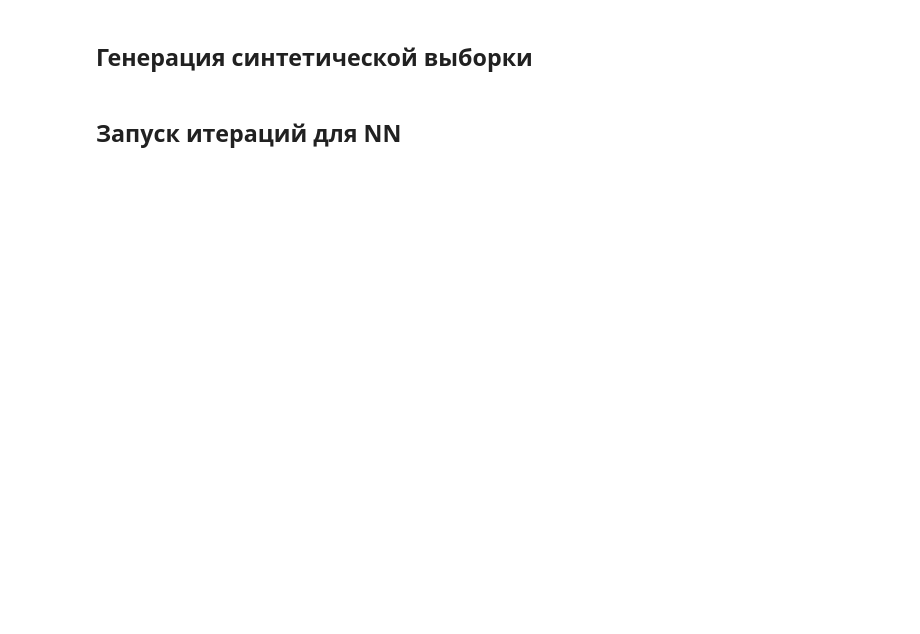
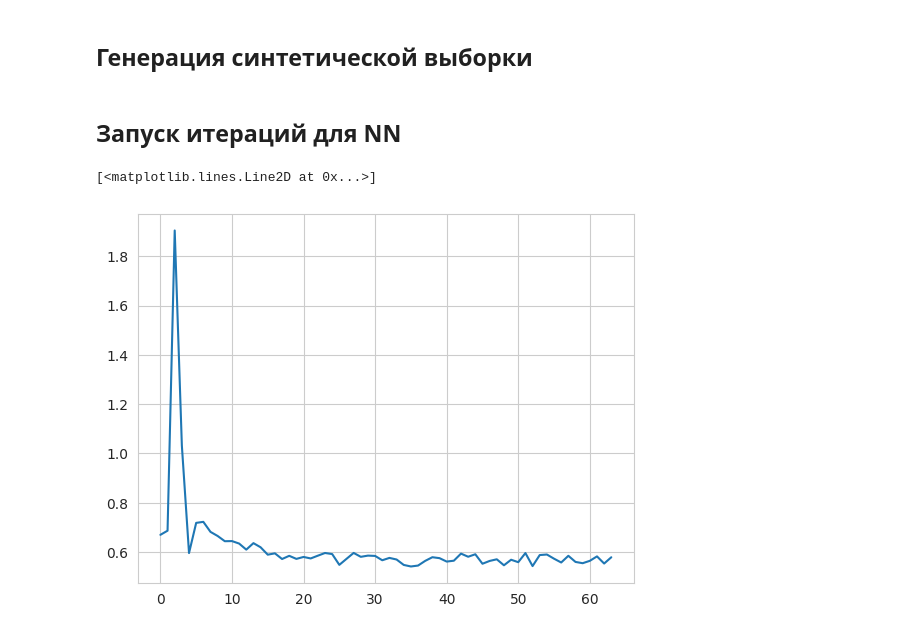
Before and after one commit to intsystems/2024-Project-144, a Jupyter notebook: code/main.ipynb, the cells around one changed output. Drawn from its saved outputs; the diff is of its cells as text; code cells hidden in the pictures; blank space fills up the shorter version.

```diff
--- a/code/main.ipynb
+++ b/code/main.ipynb
@@ -23,21 +29,21 @@ cuda:0
 # %% [markdown]
 ## Генерация синтетической выборки
 # %%
-c0 = 0.2
-w0 = 0.3
+c0 = 1
+w0 = 0.1
 
 
 def usefulness(c, w, noice):
-    # return  np.exp(-((c - c0)**2 +(w - w0)**2  + noice**2)) * 0.95
-    return np.arctan(c - w + noice) / np.pi + 0.5
+    return  np.exp(-0.5 * ((c - c0)**2 +(w - w0)**2  + noice**2)) * 0.95
+    # return np.arctan(c - w + noice) / np.pi + 0.5
 
 
 def L(u_true, u_pred):
     return (u_true - u_pred) ** 2
 
 
-customer_distribution = sps.norm(0.6, 0.2)
-w_distribution = sps.norm(0, 0.4)
+customer_distribution = sps.norm(0.7, 0.3)
+w_distribution = sps.norm(0, 0.6)
 
 epsilon = sps.norm(0, 0.05)
 # %%
@@ -45,17 +51,19 @@ from models.u_predictor import NeuralNetwork, FeedbackDataset
 from models.u_predictor import dynamic_system_iterate_u
 from models.u_predictor import init_data
 # %%
-start_c_size = 64
-start_w_size = 64
+start_c_size = 256
+start_w_size = 256
 z = lambda: epsilon.rvs()
 train_data_loader, c_w_distribution = init_data(customer_distribution, w_distribution, start_c_size, start_w_size,
                                                 usefulness, z)
-
-
-def init_model():
-    loss_func = torch.nn.BCELoss()
-    model = NeuralNetwork(device, loss_func).to(device)
-    model.set_optimizer(torch.optim.Adam(model.parameters(), lr=1e-3, betas=(0.9, 0.999)))
-    model.fit_epoch(train_data_loader)
-    return model
+# %%
+def init_model():
+    loss_func = torch.nn.BCELoss()
+    model = NeuralNetwork(device, loss_func).to(device)
+    optimizer = torch.optim.Adam(model.parameters(), lr=1e-2, betas=(0.9, 0.999))
+    scheduler = torch.optim.lr_scheduler.StepLR(optimizer, step_size=20, gamma=0.5)
+    model.set_optimizer(optimizer)
+    model.set_scheduler(scheduler)
+    loss_hist, _ = model.fit_epoch(train_data_loader)
+    return model, loss_hist
 # %%
@@ -102,4 +107,10 @@ def execute_experiment(model, c_w_distribution, num_of_iterations, freq=1, u_pre
 # %% [markdown]
 ## Запуск итераций для NN
 # %%
-model = init_model()
+model, loss_hist = init_model()
+# loss_hist.extend(model.fit_epoch(train_data_loader)[0])
+# %%
+plt.plot(loss_hist)
+# %% [output]
+[<matplotlib.lines.Line2D at 0x...>]
+[figure, added]
```
Also changed, not shown: parts of 24 cells of this notebook, 4 other files.
